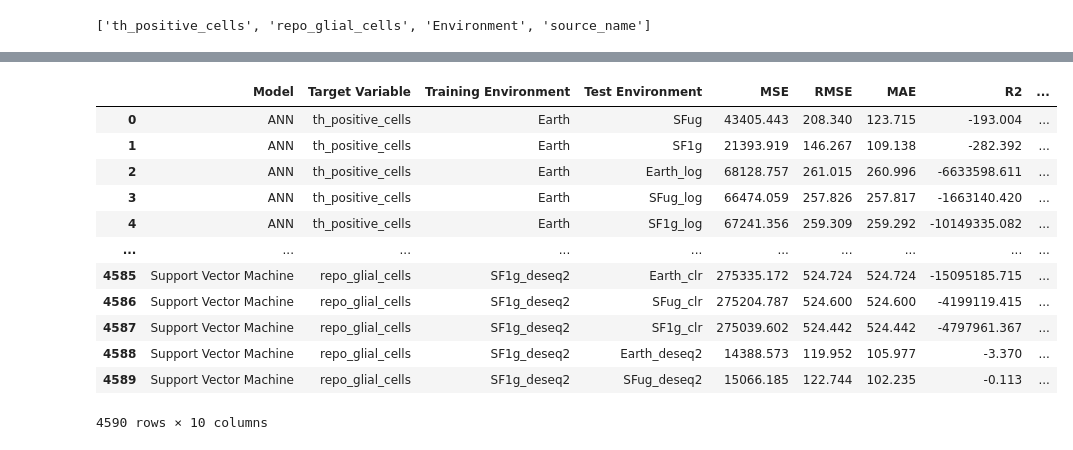
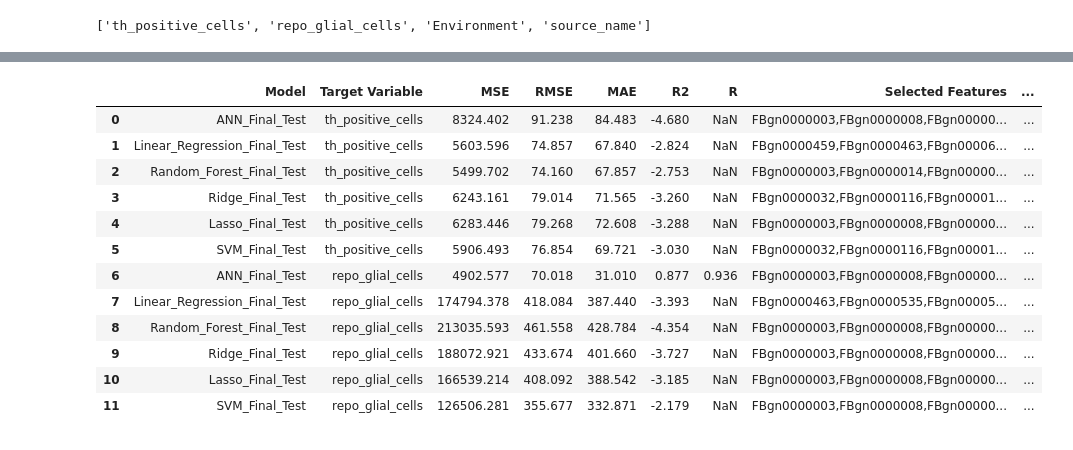
Before and after one commit to rohinsood/osdr-capstone-project, a Jupyter notebook: ModelDevelopment.ipynb, the cells around one changed output, grey strips where cells are left out. Cells and saved outputs as stored; diff of their text form; code cells hidden in the pictures.

Commit message:
n=1000 model results, invariance

```diff
--- a/ModelDevelopment.ipynb
+++ b/ModelDevelopment.ipynb
@@ -356,19 +727,19 @@ results_df.to_csv(results_csv_path, index=False)
 # %%
-results_df = pd.read_csv("data/results/inv_n1000_all_model_results.csv")
+results_df = pd.read_csv("data/results/newest_inv_n1000.csv")
 
 pd.set_option('display.float_format', lambda x: '%.3f' % x)
 results_df
 # %% [output]
-|  | Model | Target Variable | Training Environment | Test Environment | MSE | RMSE | MAE | R2 | ... |
-| 0 | ANN | th_positive_cells | Earth | SFug | 43405.443 | 208.340 | 123.715 | -193.004 | ... |
-| 1 | ANN | th_positive_cells | Earth | SF1g | 21393.919 | 146.267 | 109.138 | -282.392 | ... |
-| 2 | ANN | th_positive_cells | Earth | Earth_log | 68128.757 | 261.015 | 260.996 | -6633598.611 | ... |
-| 3 | ANN | th_positive_cells | Earth | SFug_log | 66474.059 | 257.826 | 257.817 | -1663140.420 | ... |
-| 4 | ANN | th_positive_cells | Earth | SF1g_log | 67241.356 | 259.309 | 259.292 | -10149335.082 | ... |
-| ... | ... | ... | ... | ... | ... | ... | ... | ... | ... |
-| 4585 | Support Vector Machine | repo_glial_cells | SF1g_deseq2 | Earth_clr | 275335.172 | 524.724 | 524.724 | -15095185.715 | ... |
-| 4586 | Support Vector Machine | repo_glial_cells | SF1g_deseq2 | SFug_clr | 275204.787 | 524.600 | 524.600 | -4199119.415 | ... |
-| 4587 | Support Vector Machine | repo_glial_cells | SF1g_deseq2 | SF1g_clr | 275039.602 | 524.442 | 524.442 | -4797961.367 | ... |
-| 4588 | Support Vector Machine | repo_glial_cells | SF1g_deseq2 | Earth_deseq2 | 14388.573 | 119.952 | 105.977 | -3.370 | ... |
-| 4589 | Support Vector Machine | repo_glial_cells | SF1g_deseq2 | SFug_deseq2 | 15066.185 | 122.744 | 102.235 | -0.113 | ... |
+|  | Model | Target Variable | MSE | RMSE | MAE | R2 | R | Selected Features | ... |
+| 0 | ANN_Final_Test | th_positive_cells | 8324.402 | 91.238 | 84.483 | -4.680 | NaN | FBgn0000003,FBgn0000008,FBgn00000... | ... |
+| 1 | Linear_Regression_Final_Test | th_positive_cells | 5603.596 | 74.857 | 67.840 | -2.824 | NaN | FBgn0000459,FBgn0000463,FBgn00006... | ... |
+| 2 | Random_Forest_Final_Test | th_positive_cells | 5499.702 | 74.160 | 67.857 | -2.753 | NaN | FBgn0000003,FBgn0000014,FBgn00000... | ... |
+| 3 | Ridge_Final_Test | th_positive_cells | 6243.161 | 79.014 | 71.565 | -3.260 | NaN | FBgn0000032,FBgn0000116,FBgn00001... | ... |
+| 4 | Lasso_Final_Test | th_positive_cells | 6283.446 | 79.268 | 72.608 | -3.288 | NaN | FBgn0000003,FBgn0000008,FBgn00000... | ... |
+| 5 | SVM_Final_Test | th_positive_cells | 5906.493 | 76.854 | 69.721 | -3.030 | NaN | FBgn0000032,FBgn0000116,FBgn00001... | ... |
+| 6 | ANN_Final_Test | repo_glial_cells | 4902.577 | 70.018 | 31.010 | 0.877 | 0.936 | FBgn0000003,FBgn0000008,FBgn00000... | ... |
+| 7 | Linear_Regression_Final_Test | repo_glial_cells | 174794.378 | 418.084 | 387.440 | -3.393 | NaN | FBgn0000463,FBgn0000535,FBgn00005... | ... |
+| 8 | Random_Forest_Final_Test | repo_glial_cells | 213035.593 | 461.558 | 428.784 | -4.354 | NaN | FBgn0000003,FBgn0000008,FBgn00000... | ... |
+| 9 | Ridge_Final_Test | repo_glial_cells | 188072.921 | 433.674 | 401.660 | -3.727 | NaN | FBgn0000003,FBgn0000008,FBgn00000... | ... |
+| 10 | Lasso_Final_Test | repo_glial_cells | 166539.214 | 408.092 | 388.542 | -3.185 | NaN | FBgn0000003,FBgn0000008,FBgn00000... | ... |
+| 11 | SVM_Final_Test | repo_glial_cells | 126506.281 | 355.677 | 332.871 | -2.179 | NaN | FBgn0000003,FBgn0000008,FBgn00000... | ... |
-4590 rows × 10 columns
```
Also changed, not shown: parts of 20 cells of this notebook, 1 other file.
